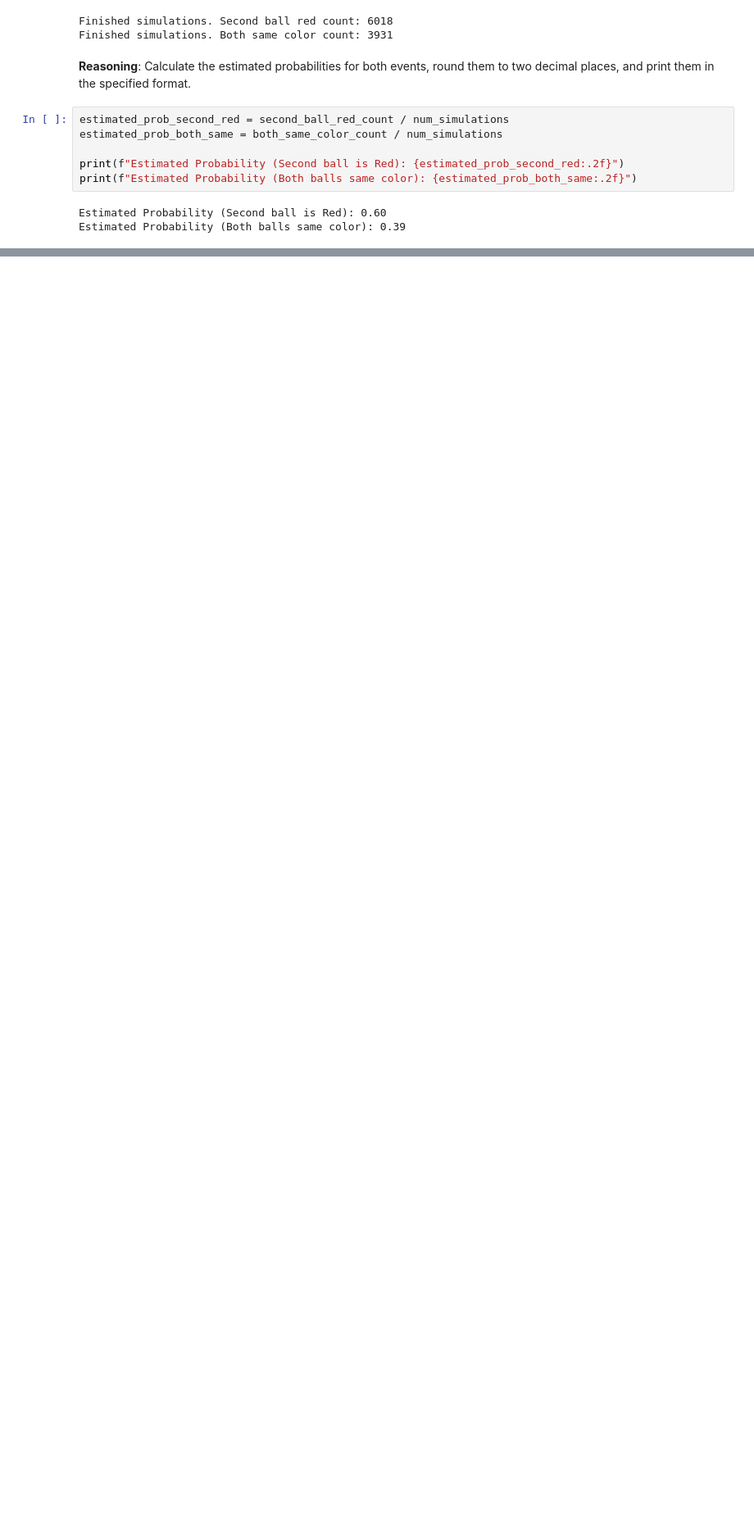
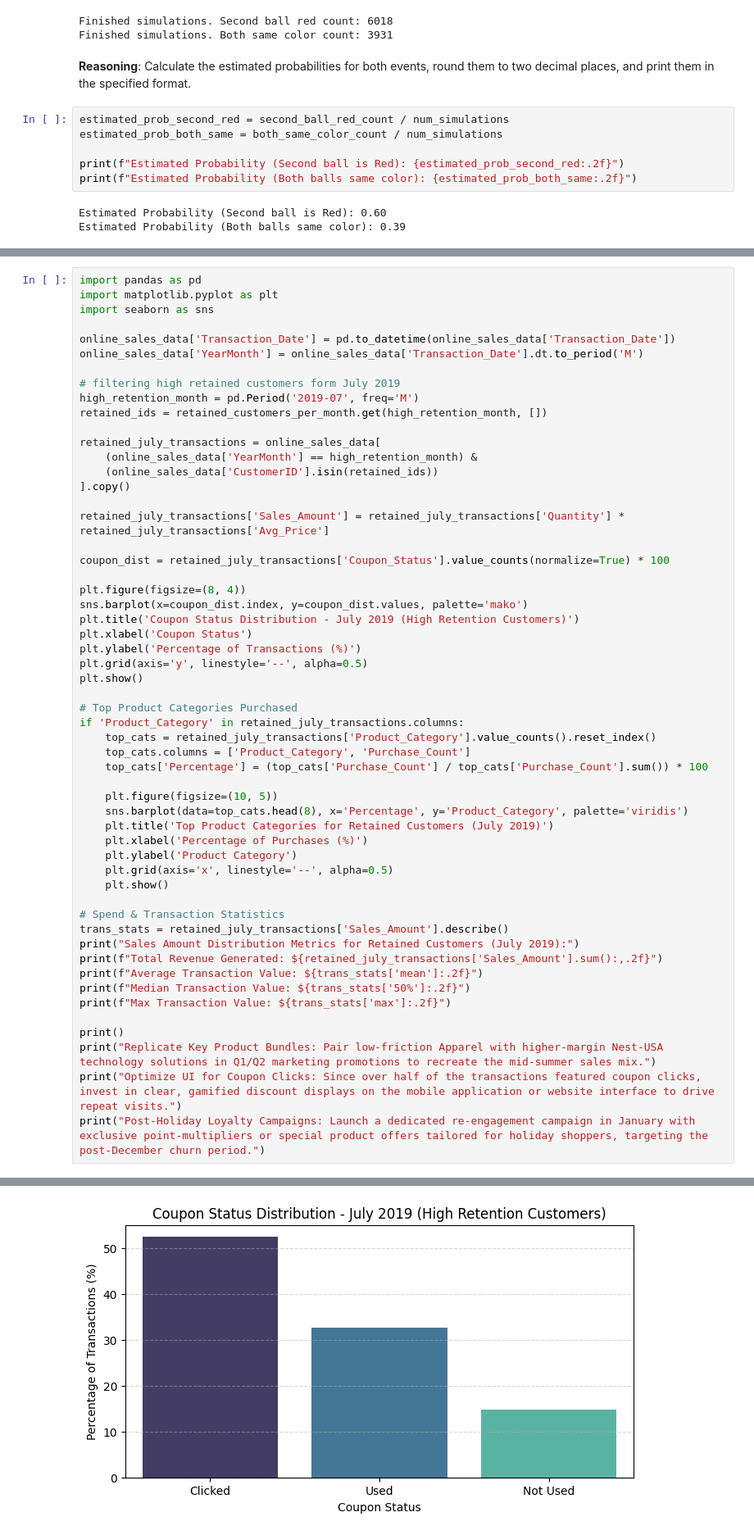
Before and after one commit to shridhar2k9/AI-ML, a Jupyter notebook: Untitled4.ipynb, the cells around one changed output, grey strips where cells are left out. Shown at 82% size. Cells and saved outputs as stored; diff of their text form; blank space fills up the shorter version.

```diff
--- a/Untitled4.ipynb
+++ b/Untitled4.ipynb
@@ -2031,0 +817,56 @@ Executive Insights & Strategic Recommendations for Weekly Sales
+# %%
+import pandas as pd
+import matplotlib.pyplot as plt
+import seaborn as sns
+
+online_sales_data['Transaction_Date'] = pd.to_datetime(online_sales_data['Transaction_Date'])
+online_sales_data['YearMonth'] = online_sales_data['Transaction_Date'].dt.to_period('M')
+
+# filtering high retained customers form July 2019
+high_retention_month = pd.Period('2019-07', freq='M')
+retained_ids = retained_customers_per_month.get(high_retention_month, [])
+
+retained_july_transactions = online_sales_data[
+    (online_sales_data['YearMonth'] == high_retention_month) &
+    (online_sales_data['CustomerID'].isin(retained_ids))
+].copy()
+
+retained_july_transactions['Sales_Amount'] = retained_july_transactions['Quantity'] * retained_july_transactions['Avg_Price']
+
+coupon_dist = retained_july_transactions['Coupon_Status'].value_counts(normalize=True) * 100
+
+plt.figure(figsize=(8, 4))
+sns.barplot(x=coupon_dist.index, y=coupon_dist.values, palette='mako')
+plt.title('Coupon Status Distribution - July 2019 (High Retention Customers)')
+plt.xlabel('Coupon Status')
+plt.ylabel('Percentage of Transactions (%)')
+plt.grid(axis='y', linestyle='--', alpha=0.5)
+plt.show()
+
+# Top Product Categories Purchased
+if 'Product_Category' in retained_july_transactions.columns:
+    top_cats = retained_july_transactions['Product_Category'].value_counts().reset_index()
+    top_cats.columns = ['Product_Category', 'Purchase_Count']
+    top_cats['Percentage'] = (top_cats['Purchase_Count'] / top_cats['Purchase_Count'].sum()) * 100
+
+    plt.figure(figsize=(10, 5))
+    sns.barplot(data=top_cats.head(8), x='Percentage', y='Product_Category', palette='viridis')
+    plt.title('Top Product Categories for Retained Customers (July 2019)')
+    plt.xlabel('Percentage of Purchases (%)')
+    plt.ylabel('Product Category')
+    plt.grid(axis='x', linestyle='--', alpha=0.5)
+    plt.show()
+
+# Spend & Transaction Statistics
+trans_stats = retained_july_transactions['Sales_Amount'].describe()
+print("Sales Amount Distribution Metrics for Retained Customers (July 2019):")
+print(f"Total Revenue Generated: ${retained_july_transactions['Sales_Amount'].sum():,.2f}")
+print(f"Average Transaction Value: ${trans_stats['mean']:.2f}")
+print(f"Median Transaction Value: ${trans_stats['50%']:.2f}")
+print(f"Max Transaction Value: ${trans_stats['max']:.2f}")
+
+print()
+print("Replicate Key Product Bundles: Pair low-friction Apparel with higher-margin Nest-USA technology solutions in Q1/Q2 marketing promotions to recreate the mid-summer sales mix.")
+print("Optimize UI for Coupon Clicks: Since over half of the transactions featured coupon clicks, invest in clear, gamified discount displays on the mobile application or website interface to drive repeat visits.")
+print("Post-Holiday Loyalty Campaigns: Launch a dedicated re-engagement campaign in January with exclusive point-multipliers or special product offers tailored for holiday shoppers, targeting the post-December churn period.")
+# %% [output]
@@ -2031,0 +876 @@ Executive Insights & Strategic Recommendations for Weekly Sales
+[figure, added]
```
Also changed, not shown: parts of 63 cells of this notebook.
